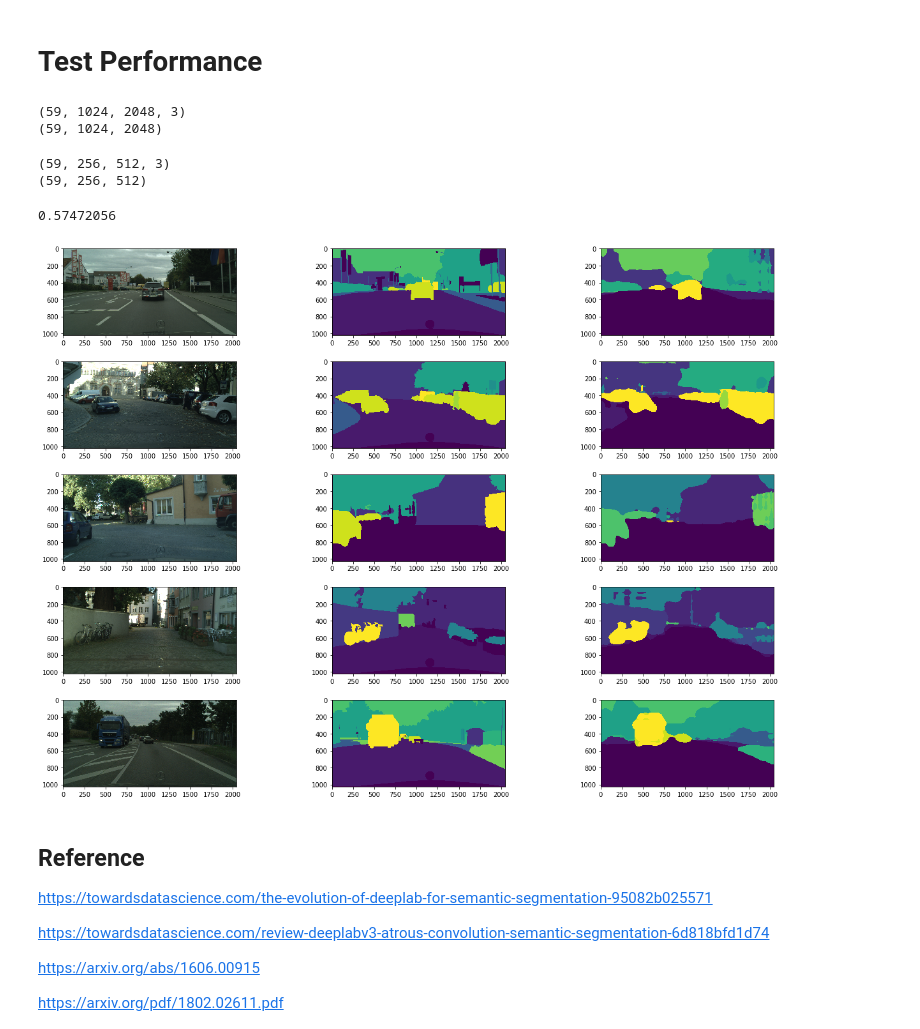
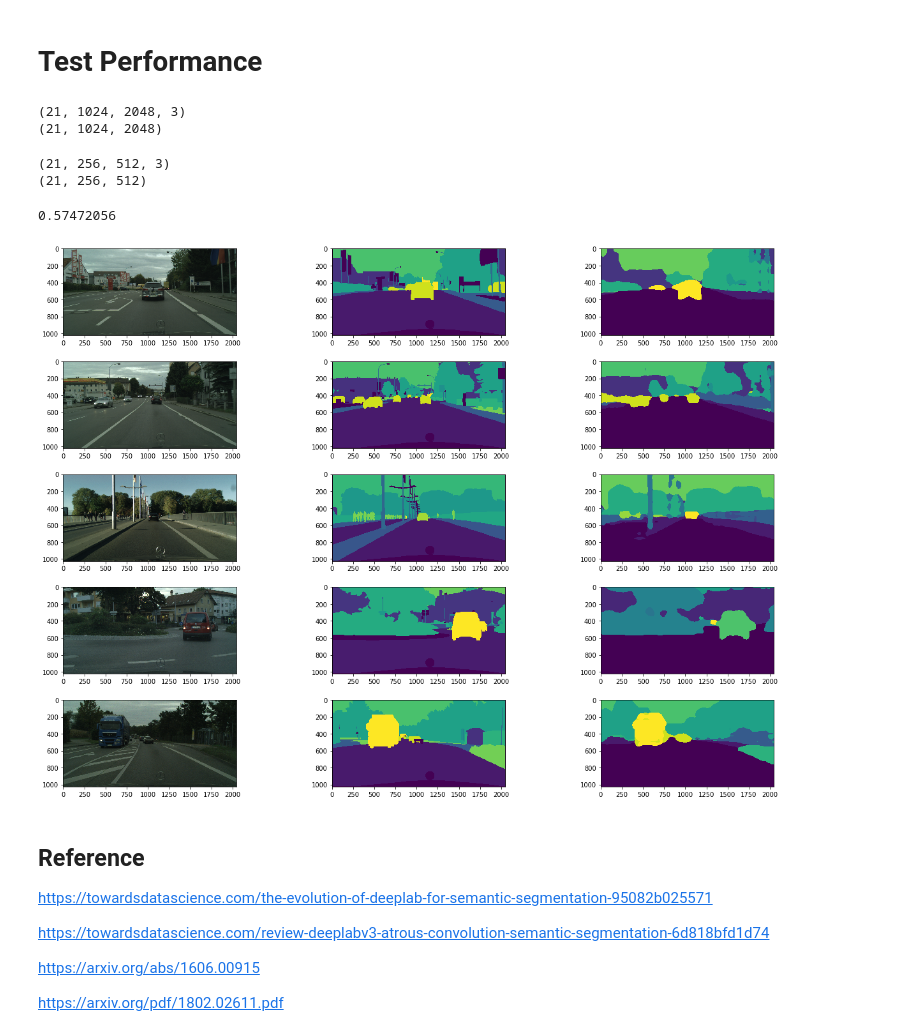
Before and after one commit to nullbringer/deeplab, a Jupyter notebook: project2.ipynb, the cells around one changed output. Drawn from its saved outputs; the diff is of its cells as text; code cells hidden in the pictures.

Commit message:
Compatible with local data

```diff
--- a/project2.ipynb
+++ b/project2.ipynb
@@ -30,4 +26,7 @@ Using TensorFlow backend.
 # %%
-from google.colab import drive
-drive.mount('/content/drive/')
-drivloc ="/content/drive/My Drive/deeplabv3/"
+# from google.colab import drive
+# drive.mount('/content/drive/')
+# drivloc ="/content/drive/My Drive/deeplabv3/"
+
+# for local use
+drivloc =""
@@ -372,8 +370,8 @@ x_data, y_data = get_cs_data_set(test_folder, test_lbl_folder)
 print(x_data.shape)
 print(y_data.shape)
 # %% [output]
-(59, 1024, 2048, 3)
-(59, 1024, 2048)
+(21, 1024, 2048, 3)
+(21, 1024, 2048)
 # %%
 _, h, w, __ = x_data.shape
 x_resized_data = resize_image_set(x_data, h, w)
@@ -387,8 +385,8 @@ y_data_cat = to_categorical(y_true_data, 19)
 print(x_resized_data.shape)
 print(y_true_data.shape)
 # %% [output]
-(59, 256, 512, 3)
-(59, 256, 512)
+(21, 256, 512, 3)
+(21, 256, 512)
 # %%
 preds = deeplab_model.predict(x_resized_data)
 y_predict_data = np.argmax(preds.squeeze(), -1)
@@ -397,31 +395,26 @@ print(_mean_iou(y_true_data,y_predict_data,21))
 # %% [output]
 0.57472056
 # %%
-import matplotlib.pyplot as plt
-from matplotlib import gridspec
-
 fig = plt.figure(figsize=(26,13))
 gs = gridspec.GridSpec(5, 3, width_ratios=[1, 1, 1],
          wspace=0.0, hspace=0.3, top=0.95, bottom=0.05, left=0.17, right=0.845)
-# f, axarr = plt.subplots(5,3,figsize=(26,13))
-id =0
-for i in np.random.choice(40, 5, replace=False):
+id =-1
+for i in np.random.choice(x_data.shape[0], 5, replace=False):
+  id = id +1
   ori = np.array(Image.fromarray(x_data[i].astype('uint8')).resize((w, h)))
   target = np.array(Image.fromarray(y_true_data[i].astype('uint8')).resize((w, h)))
   pred = np.array(Image.fromarray(y_predict_data[i].astype('uint8')).resize((w, h)))
 
   ax= plt.subplot(gs[id,0])
   ax.imshow(ori)
 
   ax= plt.subplot(gs[id,1])
   ax.imshow(target)
 
   ax= plt.subplot(gs[id,2])
   ax.imshow(pred)
-
-  id = id +1
 # %% [output]
-[figure, old version]
+[figure, new version]
 # %% [markdown]
 ## Reference
 
```
Also changed, not shown: parts of 3 cells of this notebook.
